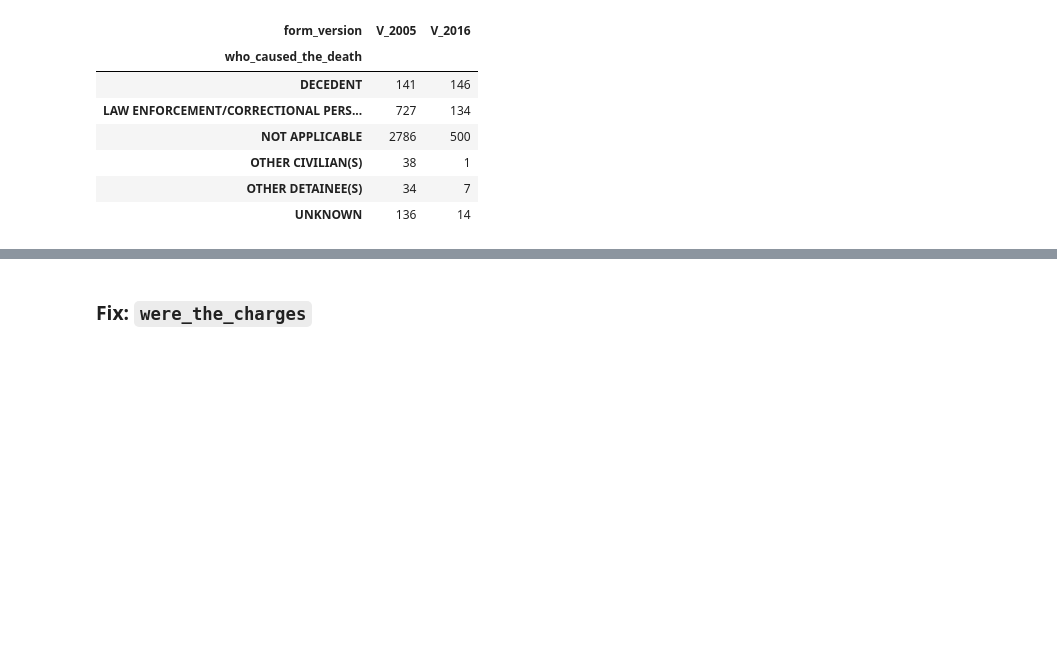
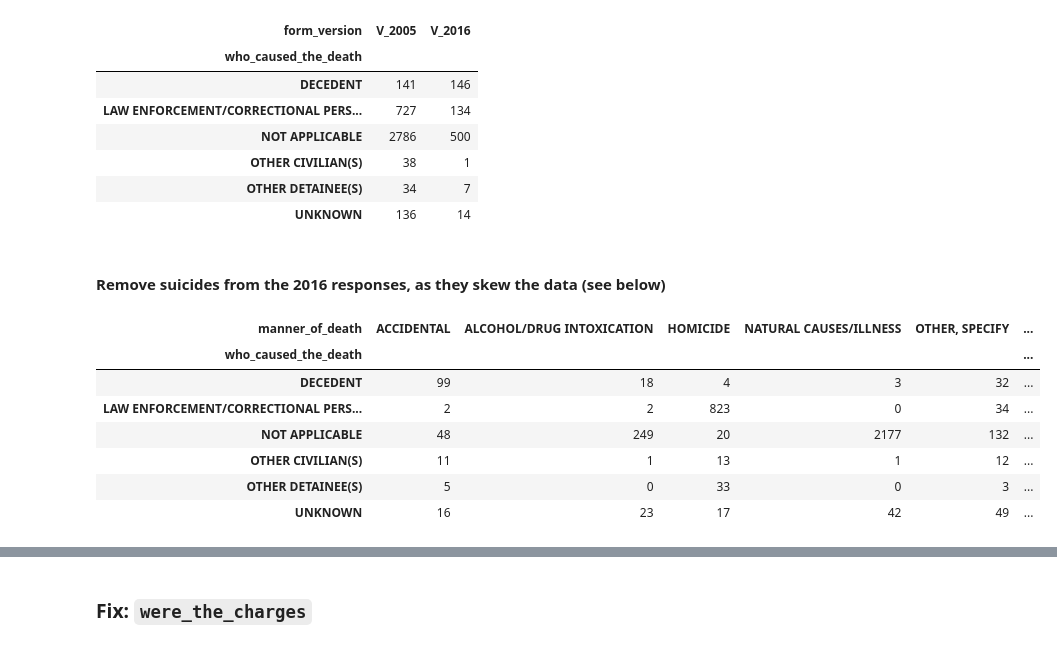
Before and after one commit to texas-justice-initiative/data-processing, a Jupyter notebook: data_cleaning/clean_cdr.ipynb, the cells around one changed output, grey strips where cells are left out. Drawn from its saved outputs; the diff is of its cells as text; code cells hidden in the pictures; blank space fills up the shorter version.

```diff
--- a/data_cleaning/clean_cdr.ipynb
+++ b/data_cleaning/clean_cdr.ipynb
@@ -567,3 +603,16 @@ pd.crosstab(cdr['who_caused_the_death'], cdr.form_version)
 | OTHER CIVILIAN(S) | 38 | 1 |
 | OTHER DETAINEE(S) | 34 | 7 |
 | UNKNOWN | 136 | 14 |
+# %% [markdown]
+#### Remove suicides from the 2016 responses, as they skew the data (see below)
+# %%
+pd.crosstab(cdr.who_caused_the_death, cdr.manner_of_death)
+# %% [output]
+| manner_of_death | ACCIDENTAL | ALCOHOL/DRUG INTOXICATION | HOMICIDE | NATURAL CAUSES/ILLNESS | OTHER, SPECIFY | ... |
+| who_caused_the_death |  |  |  |  |  | ... |
+| DECEDENT | 99 | 18 | 4 | 3 | 32 | ... |
+| LAW ENFORCEMENT/CORRECTIONAL PERS... | 2 | 2 | 823 | 0 | 34 | ... |
+| NOT APPLICABLE | 48 | 249 | 20 | 2177 | 132 | ... |
+| OTHER CIVILIAN(S) | 11 | 1 | 13 | 1 | 12 | ... |
+| OTHER DETAINEE(S) | 5 | 0 | 33 | 0 | 3 | ... |
+| UNKNOWN | 16 | 23 | 17 | 42 | 49 | ... |
```
Also changed, not shown: parts of 50 cells of this notebook, 2 other files.
